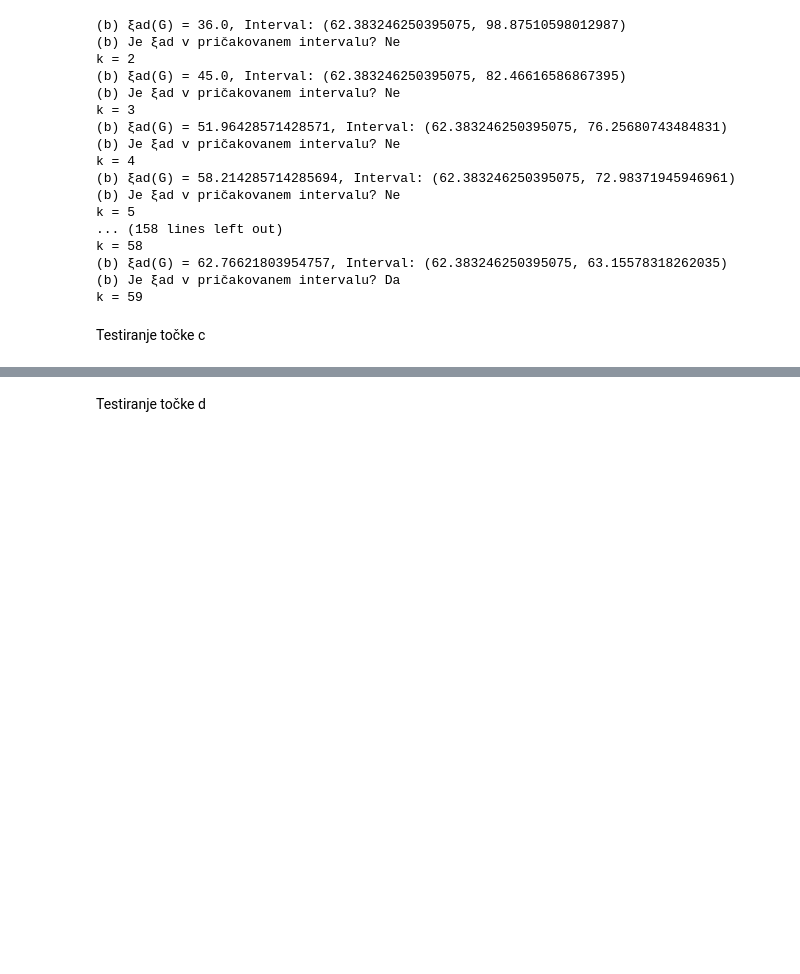
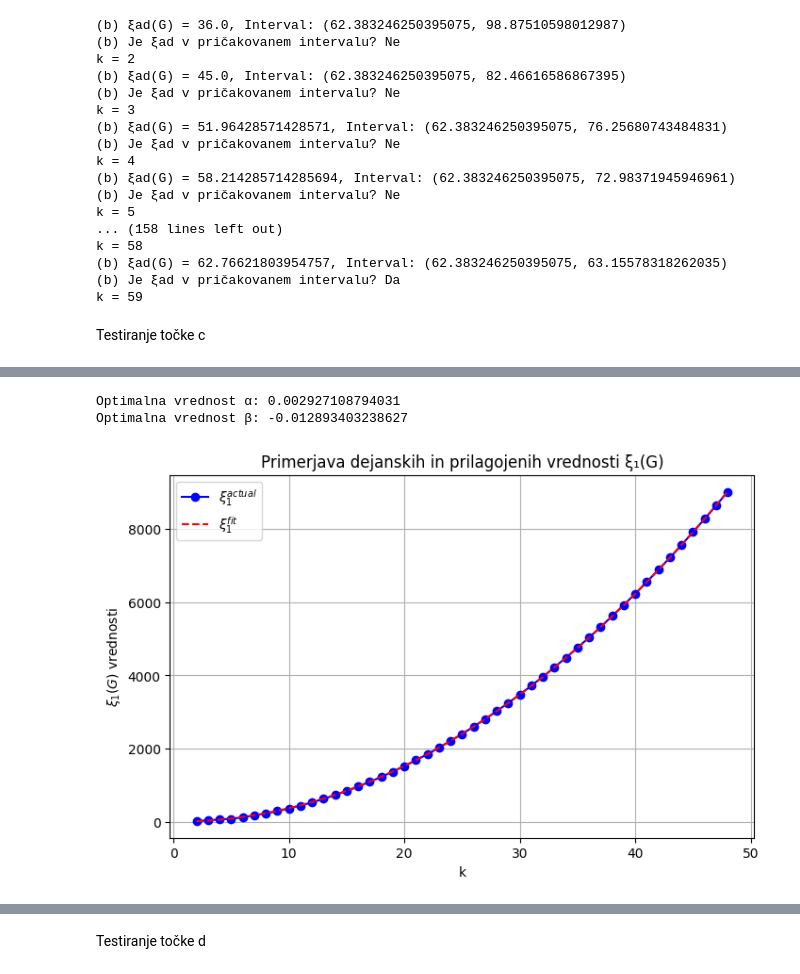
Before and after one commit to FlusAljaz/Distance-vector-of-non-tubical-nanotube-fullerenes-of-type-5-0-, a Jupyter notebook: projektna.ipynb, the cells around one changed output, grey strips where cells are left out. Drawn from its saved outputs; the diff is of its cells as text; code cells hidden in the pictures; blank space fills up the shorter version.

```diff
--- a/projektna.ipynb
+++ b/projektna.ipynb
@@ -1496,0 +1536,41 @@ k = 19
+# %%
+from scipy.optimize import curve_fit
+
+# Podatki (kar ročno poskusimo)
+k_values = np.array([
+    2, 3, 4, 5, 6, 7, 8, 9, 10, 11, 12, 13, 14, 15, 16, 17, 18, 19, 20, 21, 22, 23, 24, 25,
+    26, 27, 28, 29, 30, 31, 32, 33, 34, 35, 36, 37, 38, 39, 40, 41, 42, 43, 44, 45, 46, 47, 48
+])
+xi1_actual = np.array([
+    25, 36, 64, 81, 121, 169, 225, 289, 361, 441, 529, 625, 729, 841, 961, 1089, 1225, 1369, 1521,
+    1681, 1849, 2025, 2209, 2401, 2601, 2809, 3025, 3249, 3481, 3721, 3969, 4225, 4489, 4761, 5041,
+    5329, 5625, 5929, 6241, 6561, 6889, 7225, 7569, 7921, 8281, 8649, 9025
+])
+
+# Definiramo model: ξ₁(C₁₀ₖ) = (1/6) * k * (2k - 1) * (α * k + β)
+def model(k, alpha, beta):
+    return (1/6) * k * (2*k - 1) * (alpha * k + beta)
+
+# Prilagodimo model, da najdemo α in β
+params, _ = curve_fit(model, k_values, xi1_actual)
+alpha_opt, beta_opt = params
+
+print(f"Optimalna vrednost α: {alpha_opt:.15f}")
+print(f"Optimalna vrednost β: {beta_opt:.15f}")
+# %% [output]
+Optimalna vrednost α: 0.002927108794031
+Optimalna vrednost β: -0.012893403238627
+# %%
+# Graf primerjave dejanskih in prilagojenih vrednosti ξ₁(G)
+plt.figure(figsize=(8, 5))
+plt.plot(k_values, xi1_actual, marker='o', linestyle='-', label=r'$\xi_1^{actual}$', color='blue')
+plt.plot(k_values, model(k_values, alpha_opt, beta_opt), linestyle='--', color='red', label=r'$\xi_1^{fit}$')
+
+plt.xlabel("k")
+plt.ylabel(r"$\xi_1(G)$ vrednosti")
+plt.title("Primerjava dejanskih in prilagojenih vrednosti ξ₁(G)")
+plt.grid(True)
+plt.legend()
+plt.show()
+# %% [output]
+[figure, added]
```
Also changed, not shown: parts of 28 cells of this notebook, 1 other file.
